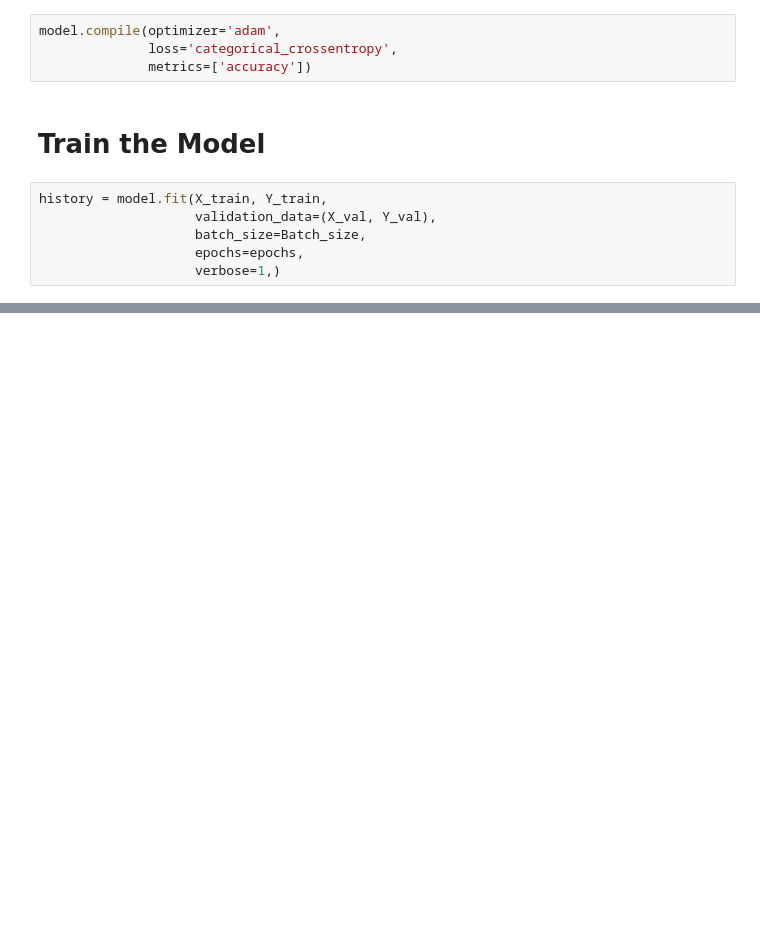
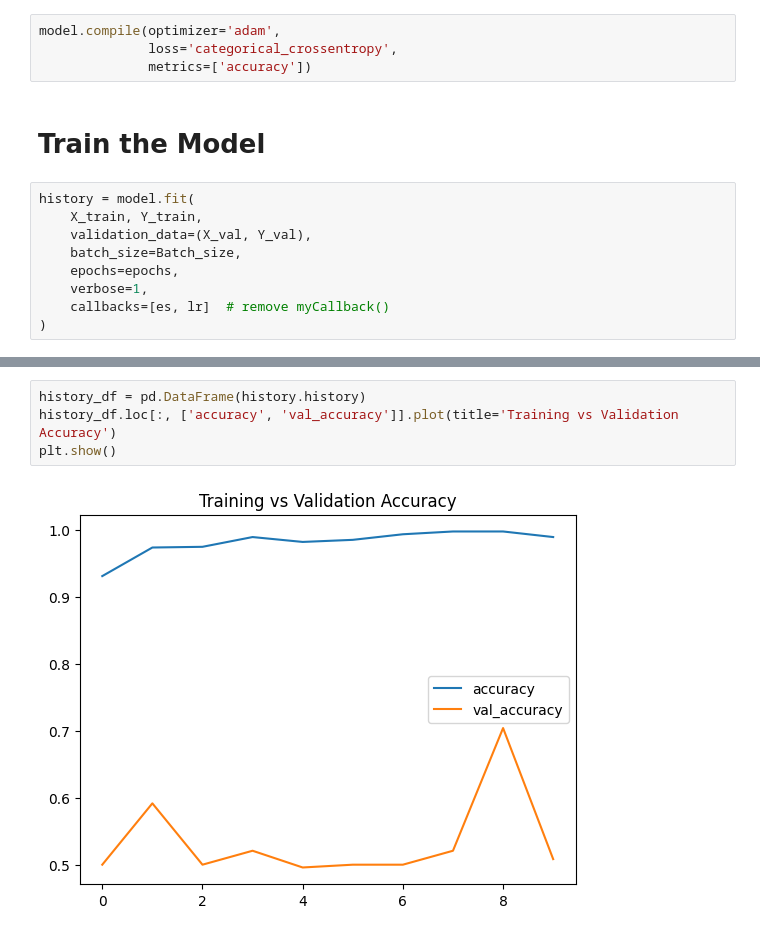
Before and after one commit to BuddhikaRoshan/DL-Assignment, a Jupyter notebook: IT22592088.ipynb, the cells around one changed output, grey strips where cells are left out. Saved outputs shown, nothing was run; the diff lists cells and outputs as text; blank space fills up the shorter version.

Commit message:
4th commit: train dataset with callbacks and remove callback for 10 epochs

```diff
--- a/IT22592088.ipynb
+++ b/IT22592088.ipynb
@@ -166,10 +166,13 @@ model.compile(optimizer='adam',
 # %% [markdown]
 # **Train the Model**
 # %%
-history = model.fit(X_train, Y_train,
-                    validation_data=(X_val, Y_val),
-                    batch_size=Batch_size,
-                    epochs=epochs,
-                    verbose=1,)
+history = model.fit(
+    X_train, Y_train,
+    validation_data=(X_val, Y_val),
+    batch_size=Batch_size,
+    epochs=epochs,
+    verbose=1,
+    callbacks=[es, lr]  # remove myCallback()
+)
 # %% [output]
 Epoch 1/10
@@ -185,0 +180,6 @@ KeyboardInterrupt:
+# %%
+history_df = pd.DataFrame(history.history)
+history_df.loc[:, ['accuracy', 'val_accuracy']].plot(title='Training vs Validation Accuracy')
+plt.show()
+# %% [output]
+[figure, added]
```
Also changed, not shown: parts of 3 cells of this notebook.
